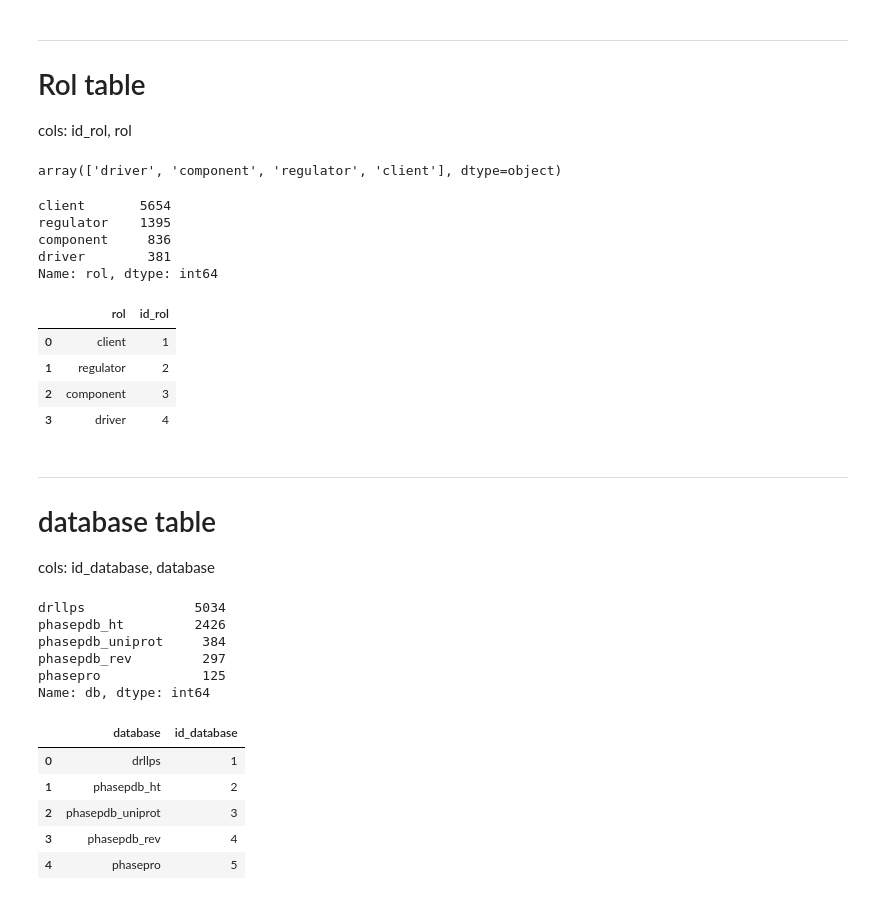
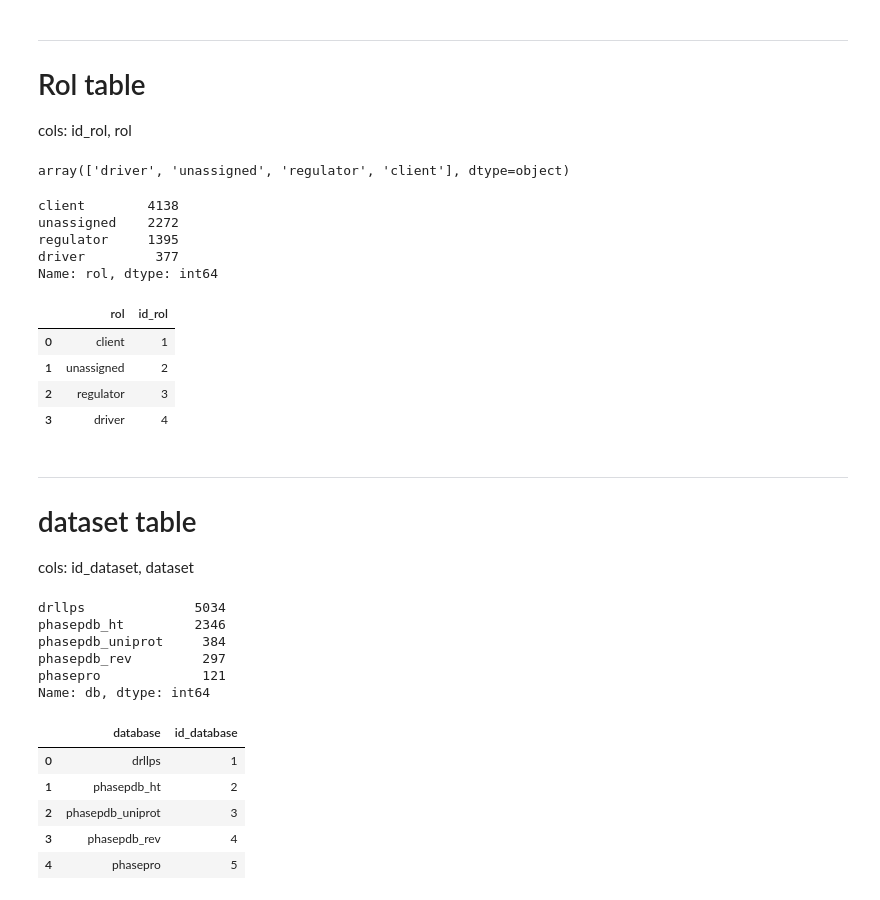
Before and after one commit to alvaro-2/mutations, a Jupyter notebook: generate_tables_db.ipynb, the cells around one changed output. Cells and saved outputs as stored; diff of their text form; code cells hidden in the pictures.

```diff
--- a/generate_tables_db.ipynb
+++ b/generate_tables_db.ipynb
@@ -5,3 +5,8 @@
 import pandas as pd
 import numpy as np
 import pyranges as pr
+# %%
+# Proteins from each LLPS database with their roles, mlos and dataset
+database_entrada = pd.read_csv('database_entrada.csv').drop_duplicates()
+database_entrada.rename(columns= {'uniprot': 'uniprot_acc'}, inplace= True)
+database_entrada.info()
@@ -8,2 +26,4 @@ import pyranges as pr
+# %%
+database_entrada.drop(columns='organism', inplace= True)
 # %% [markdown]
 # Load proteins, mutations, domains and regions tables
@@ -798,39 +683,39 @@ mutation_has_disorder_region.to_csv('db_tables/mutation_has_disorder_region.tsv'
 # Rol table
 cols: id_rol, rol
 # %%
-entrada_dbs.rol.unique()
+database_entrada.rol.unique()
 # %% [output]
-array(['driver', 'component', 'regulator', 'client'], dtype=object)
+array(['driver', 'unassigned', 'regulator', 'client'], dtype=object)
 # %%
-entrada_dbs.rol.value_counts()
+database_entrada.rol.value_counts()
 # %% [output]
-client       5654
-regulator    1395
-component     836
-driver        381
+client        4138
+unassigned    2272
+regulator     1395
+driver         377
 Name: rol, dtype: int64
 # %%
-rol = pd.DataFrame({'rol': entrada_dbs.rol.value_counts().index, 'id_rol': range(1, len(entrada_dbs.rol.value_counts())+1)})
+rol = pd.DataFrame({'rol': database_entrada.rol.value_counts().index, 'id_rol': range(1, len(database_entrada.rol.value_counts())+1)})
 rol
 # %% [output]
 |  | rol | id_rol |
 | 0 | client | 1 |
-| 1 | regulator | 2 |
-| 2 | component | 3 |
+| 1 | unassigned | 2 |
+| 2 | regulator | 3 |
 | 3 | driver | 4 |
 # %%
 rol.to_csv('db_tables/rol.tsv', sep='\t', index= False)
 # %% [markdown]
 ---
-# database table
-cols: id_database, database
+# dataset table
+cols: id_dataset, dataset
 # %%
-entrada_dbs.db.value_counts()
+database_entrada.db.value_counts()
 # %% [output]
 drllps              5034
-phasepdb_ht         2426
+phasepdb_ht         2346
 phasepdb_uniprot     384
 phasepdb_rev         297
-phasepro             125
+phasepro             121
 Name: db, dtype: int64
 # %%
```
Also changed, not shown: parts of 88 cells of this notebook.
